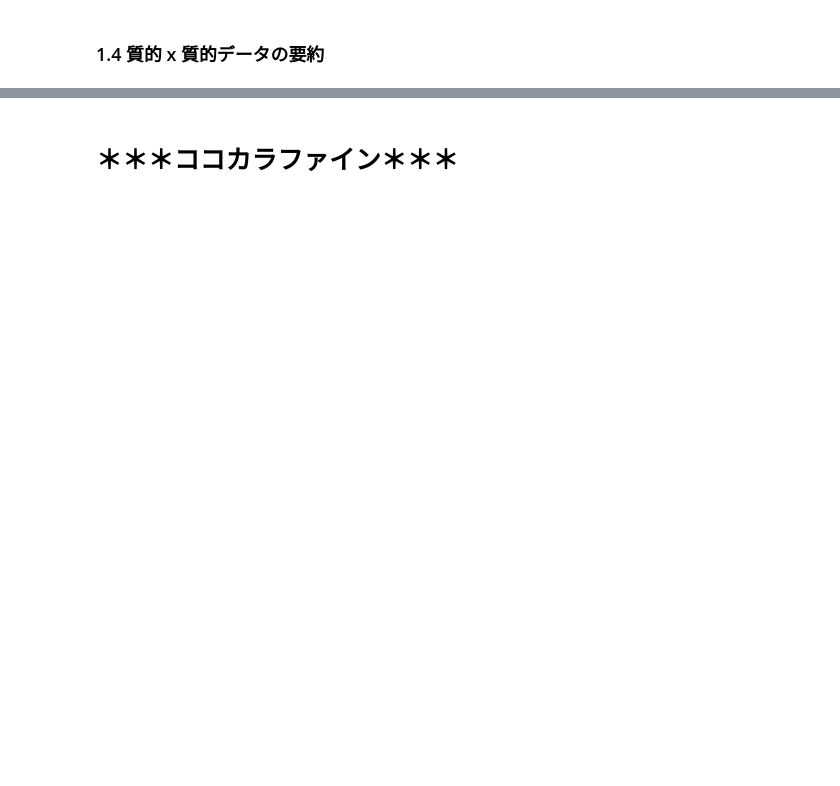
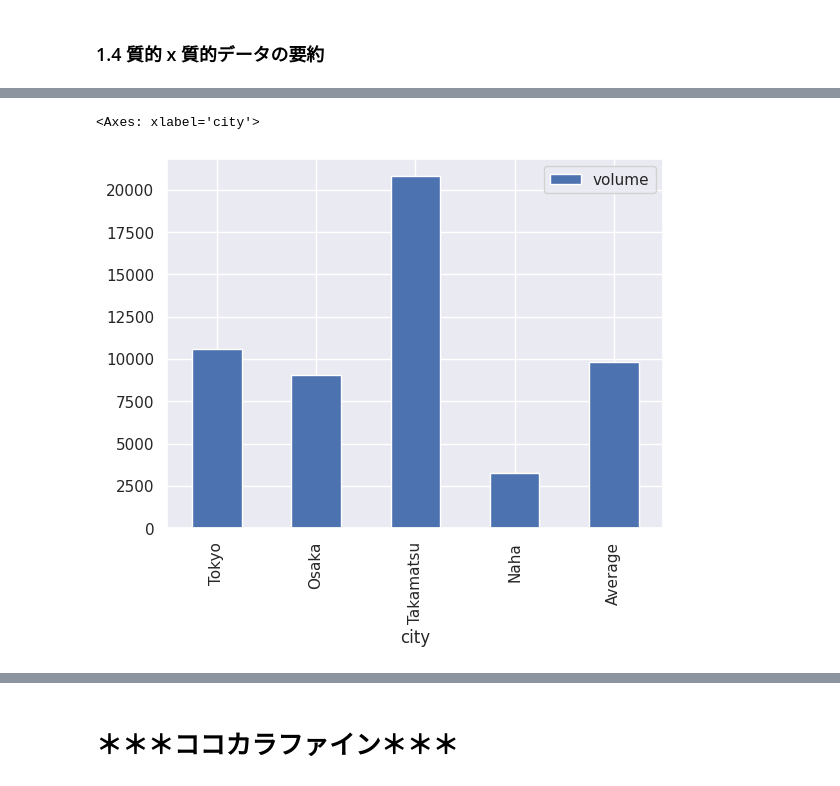
Before and after one commit to MDASH-shinshu/MDASH-T-DS, a Jupyter notebook: 3/3_data_search_and_visualization_colab.ipynb, the cells around one changed output, grey strips where cells are left out. Drawn from its saved outputs; the diff is of its cells as text; code cells hidden in the pictures; blank space fills up the shorter version.

```diff
--- a/3/3_data_search_and_visualization_colab.ipynb
+++ b/3/3_data_search_and_visualization_colab.ipynb
@@ -161,0 +278,7 @@ $N$ 個の対象について $n$ カテゴリの値 $x_i (i = 1, 2, \cdots, n)$
+# %%
+# オリジナルのCSVファイルをpandasで読み込んでデータフレームdfに格納
+import pandas as pd
+import matplotlib.pyplot as plt
+df = pd.read_csv('udon.csv', header=None)
+df.columns = ['city','volume']
+df.head()
@@ -161,0 +292,6 @@ $N$ 個の対象について $n$ カテゴリの値 $x_i (i = 1, 2, \cdots, n)$
+# %%
+# mathplot経由でデータフレームの棒グラフを表示する
+df.plot.bar('city', 'volume')
+# %% [output]
+<Axes: xlabel='city'>
+[figure, added]
```
Also changed, not shown: parts of 92 cells of this notebook.
